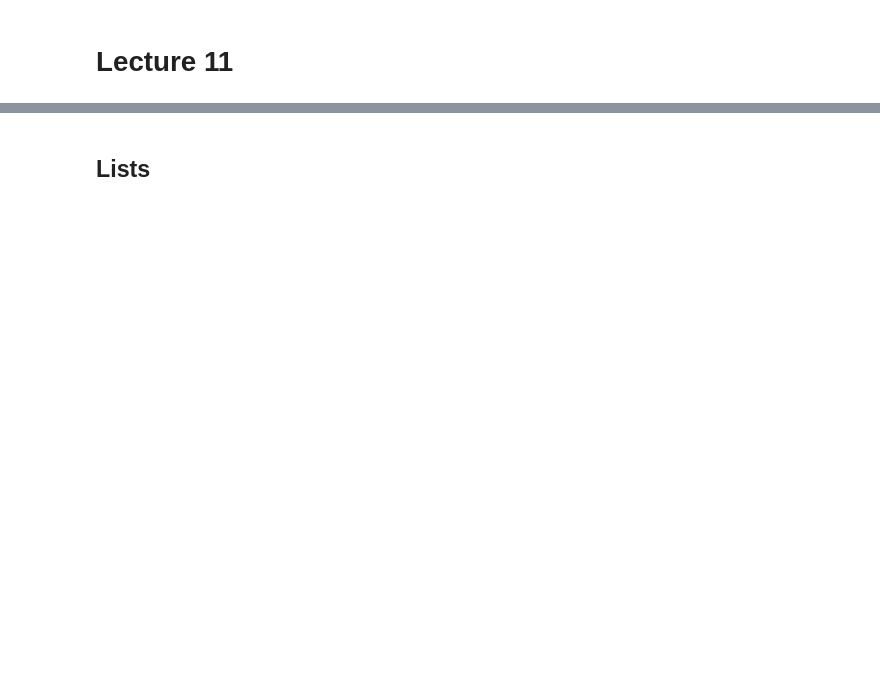
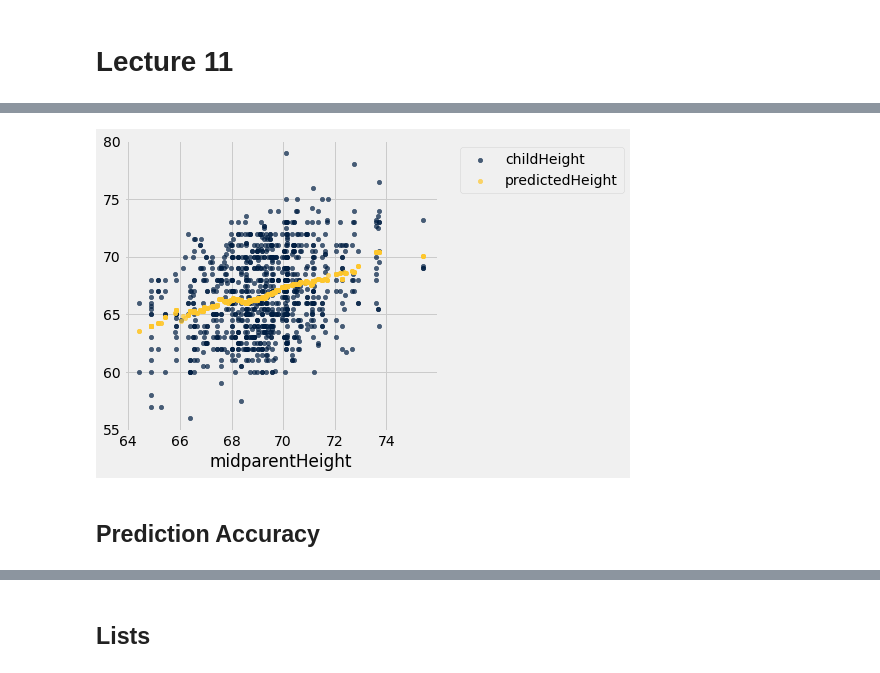
Before and after one commit to jhb10c/d8publicmaterials, a Jupyter notebook: lecnotebooks/lec11.ipynb, the cells around one changed output, grey strips where cells are left out. Cells and saved outputs as stored; diff of their text form; code cells hidden in the pictures; blank space fills up the shorter version.

```diff
--- a/lecnotebooks/lec11.ipynb
+++ b/lecnotebooks/lec11.ipynb
@@ -9,0 +12,3 @@ plots.style.use('fivethirtyeight')
+# %%
+galton = Table.read_table('galton.csv')
+galton
@@ -9,0 +28,7 @@ plots.style.use('fivethirtyeight')
+# %%
+def predict(h):
+    nearby = galton.where('midparentHeight', are.between(h - 1/2, h + 1/2))
+    return nearby.column('childHeight').mean()
+# %%
+predicted_heights = galton.apply(predict, 'midparentHeight')
+predicted_heights
@@ -9,0 +53,10 @@ plots.style.use('fivethirtyeight')
+# %%
+galton = galton.with_column('predictedHeight', predicted_heights)
+# %%
+# Then applying scatter to midparentheight
+galton.select(
+    'midparentHeight', 'childHeight', 'predictedHeight').scatter('midparentHeight')
+# %% [output]
+[figure, added]
+# %% [markdown]
+## Prediction Accuracy ##
```
Also changed, not shown: parts of 45 cells of this notebook, 2 other files.
